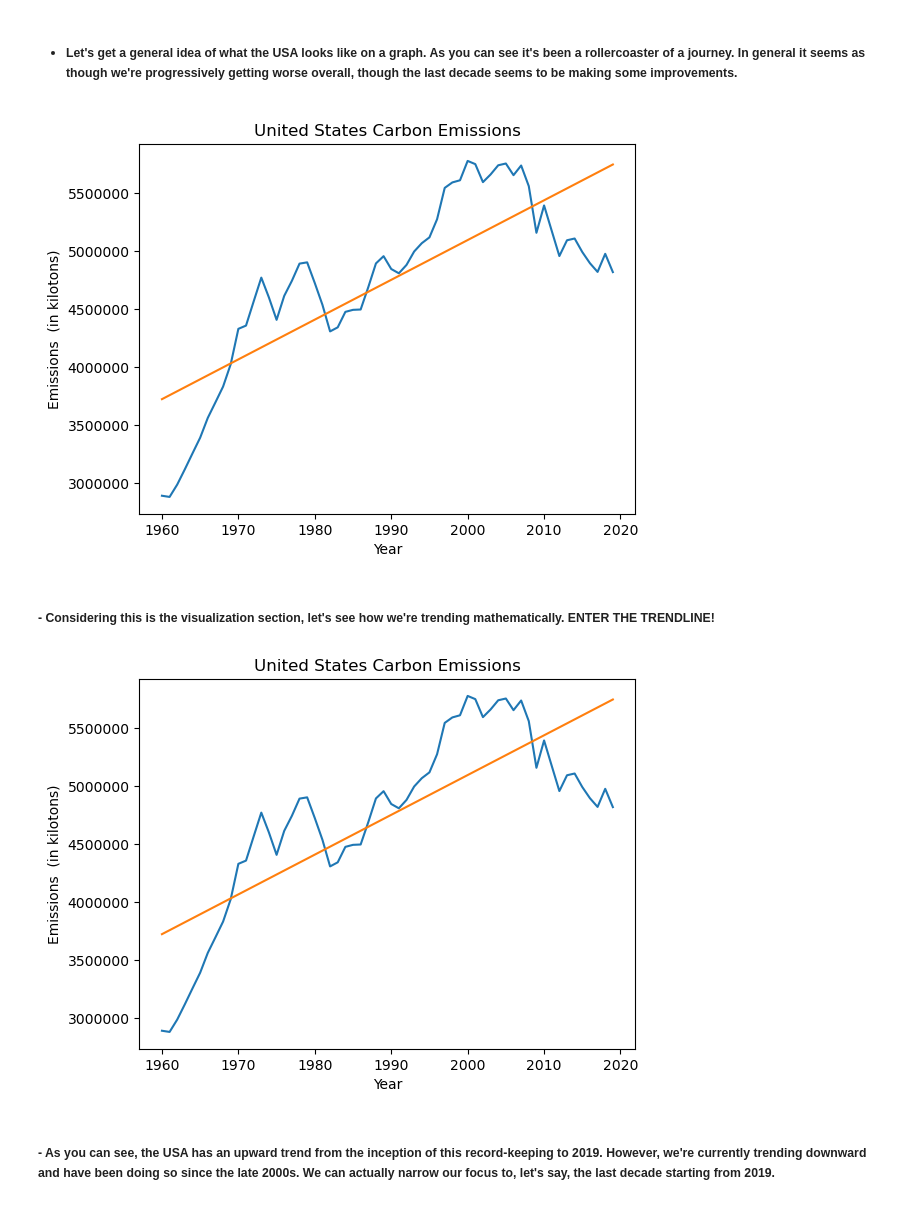
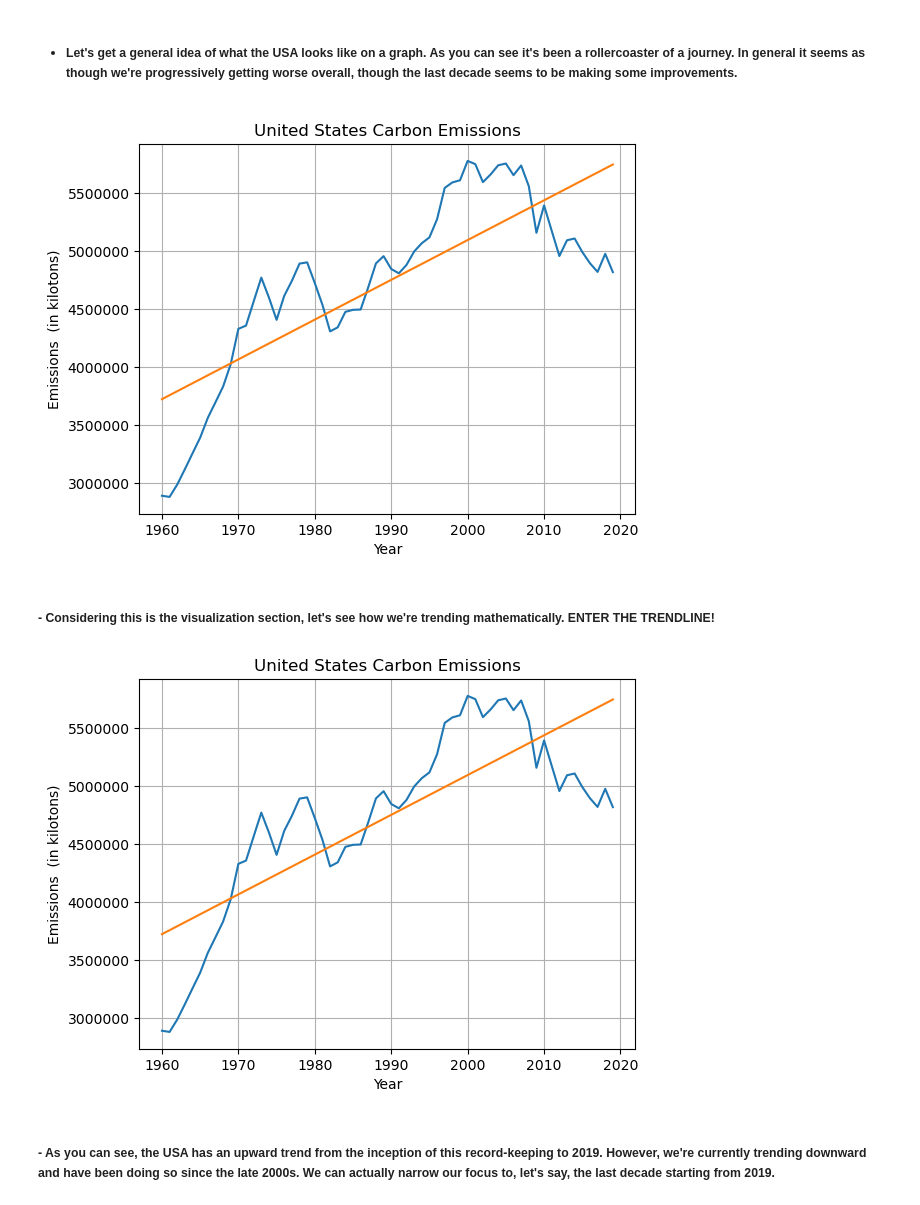
Before and after one commit to JeffreyFennell/Carbon-Emissions, a Jupyter notebook: carbon_emissions_project/carbon_emissions_final.ipynb, the cells around one changed output. Saved outputs shown, nothing was run; the diff lists cells and outputs as text; code cells hidden in the pictures.

```diff
--- a/carbon_emissions_project/carbon_emissions_final.ipynb
+++ b/carbon_emissions_project/carbon_emissions_final.ipynb
@@ -248,26 +252,28 @@ memory usage: 2.3+ KB
 # %% [markdown]
 - ##### Let's get a general idea of what the USA looks like on a graph. As you can see it's been a rollercoaster of a journey. In general it seems as though we're progressively getting worse overall, though the last decade seems to be making some improvements.
 # %%
-# plt.show implementation to generate same graph differently.
+# plt.show implementation to generate same graph differently. I shall be using this method going forward.
 fig, ax = plt.subplots()
 ax.plot(usa['Year'], usa['Carbon Emissions (in kilotons)'])
+ax.grid()
 ax.set_xlabel('Year')
 ax.set_ylabel('Emissions  (in kilotons)')
 ax.set_title("United States Carbon Emissions")
 ax.ticklabel_format(style='plain')
 # calculate and plot the trendline using the three lines of code below.
 z = np.polyfit(usa['Year'], usa['Carbon Emissions (in kilotons)'], 1)
 p = np.poly1d(z)
 ax.plot(usa['Year'], p(usa['Year']))
 plt.show()
 # %% [output]
-[figure, old version]
+[figure, new version]
 # %% [markdown]
 ##### - Considering this is the visualization section, let's see how we're trending mathematically. ENTER THE TRENDLINE!
 # %%
 # plt.show implementation to generate same graph differently.
 fig, ax = plt.subplots()
 ax.plot(usa['Year'], usa['Carbon Emissions (in kilotons)'])
+ax.grid()
 ax.set_xlabel('Year')
 ax.set_ylabel('Emissions  (in kilotons)')
 ax.set_title("United States Carbon Emissions")
@@ -278,7 +284,7 @@ p = np.poly1d(z)
 ax.plot(usa['Year'], p(usa['Year']))
 plt.show()
 # %% [output]
-[figure, old version]
+[figure, new version]
 # %% [markdown]
 ##### - As you can see, the USA has an upward trend from the inception of this record-keeping to 2019. However, we're currently trending downward and have been doing so since the late 2000s. We can actually narrow our focus to, let's say, the last decade starting from 2019.
 # %%
```
Also changed, not shown: parts of 6 cells of this notebook.
